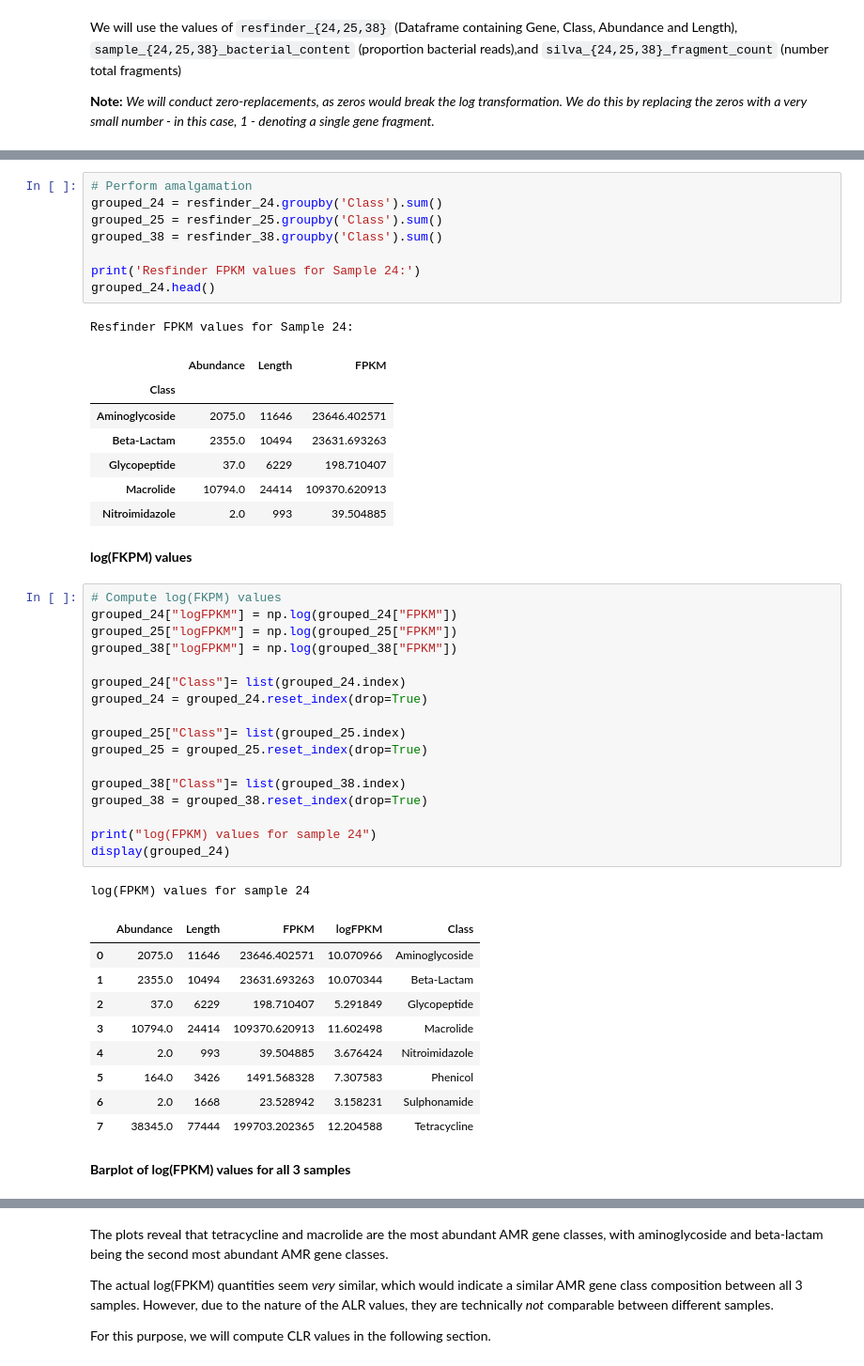
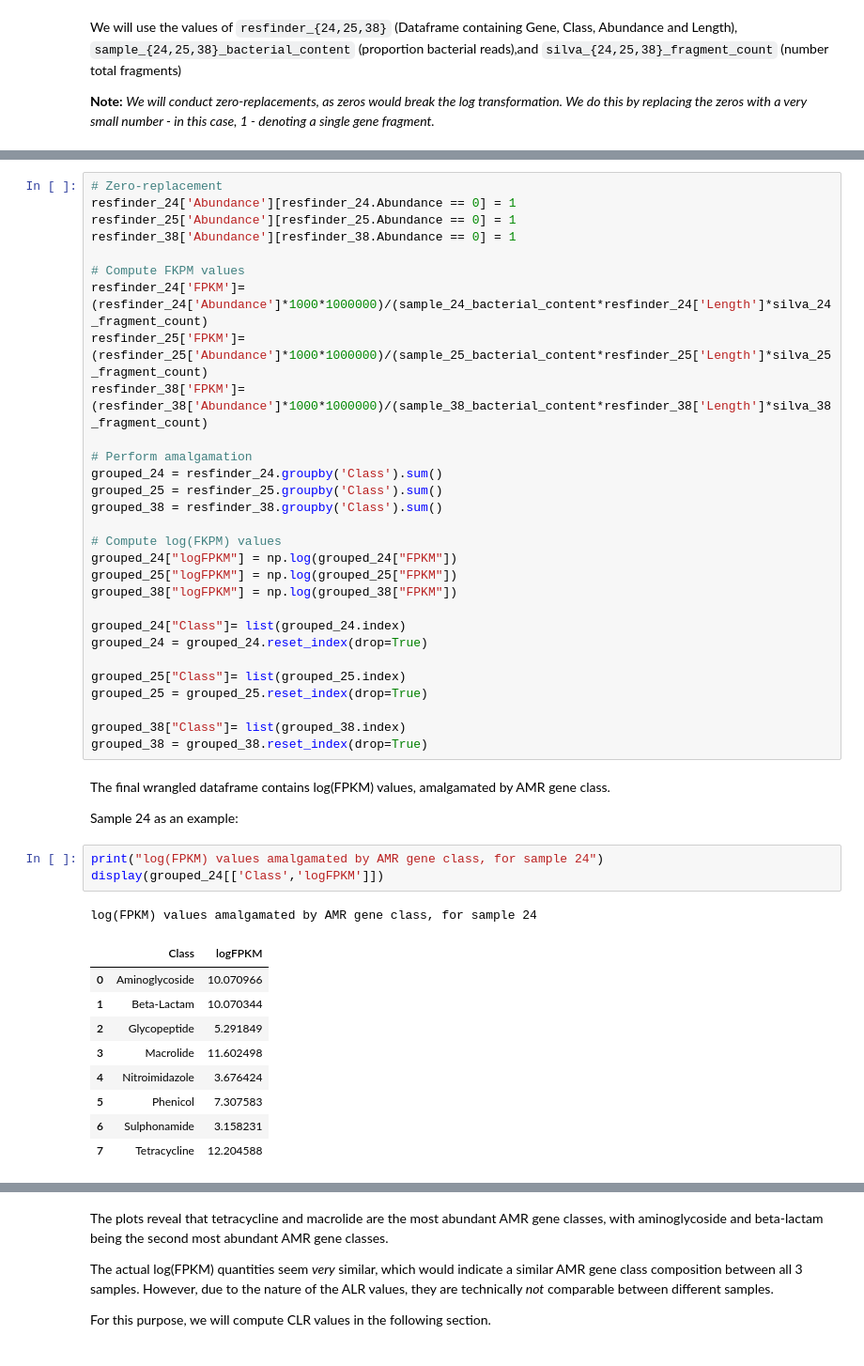
Before and after one commit to prince-ravi-leow/metagenomics-data-analysis, a Jupyter notebook: metagenomics_data_analysis.ipynb, the cells around one changed output, grey strips where cells are left out. Shown at 94% size. Cells and saved outputs as stored; diff of their text form.

```diff
--- a/metagenomics_data_analysis.ipynb
+++ b/metagenomics_data_analysis.ipynb
@@ -295,23 +279,19 @@ resfinder_38['FPKM']=(resfinder_38['Abundance']*1000*1000000)/(sample_38_bacteri
-# %%
-# Perform amalgamation
-grouped_24 = resfinder_24.groupby('Class').sum()
-grouped_25 = resfinder_25.groupby('Class').sum()
-grouped_38 = resfinder_38.groupby('Class').sum()
-
-print('Resfinder FPKM values for Sample 24:')
-grouped_24.head()
-# %% [output]
-Resfinder FPKM values for Sample 24:
-|  | Abundance | Length | FPKM |
-| Class |  |  |  |
-| Aminoglycoside | 2075.0 | 11646 | 23646.402571 |
-| Beta-Lactam | 2355.0 | 10494 | 23631.693263 |
-| Glycopeptide | 37.0 | 6229 | 198.710407 |
-| Macrolide | 10794.0 | 24414 | 109370.620913 |
-| Nitroimidazole | 2.0 | 993 | 39.504885 |
-# %% [markdown]
-**log(FKPM) values**
 # %%
+# Zero-replacement
+resfinder_24['Abundance'][resfinder_24.Abundance == 0] = 1
+resfinder_25['Abundance'][resfinder_25.Abundance == 0] = 1
+resfinder_38['Abundance'][resfinder_38.Abundance == 0] = 1
+
+# Compute FKPM values
+resfinder_24['FPKM']=(resfinder_24['Abundance']*1000*1000000)/(sample_24_bacterial_content*resfinder_24['Length']*silva_24_fragment_count)
+resfinder_25['FPKM']=(resfinder_25['Abundance']*1000*1000000)/(sample_25_bacterial_content*resfinder_25['Length']*silva_25_fragment_count)
+resfinder_38['FPKM']=(resfinder_38['Abundance']*1000*1000000)/(sample_38_bacterial_content*resfinder_38['Length']*silva_38_fragment_count)
+
+# Perform amalgamation
+grouped_24 = resfinder_24.groupby('Class').sum()
+grouped_25 = resfinder_25.groupby('Class').sum()
+grouped_38 = resfinder_38.groupby('Class').sum()
+
 # Compute log(FKPM) values
 grouped_24["logFPKM"] = np.log(grouped_24["FPKM"])
 grouped_25["logFPKM"] = np.log(grouped_25["FPKM"])
@@ -325,19 +305,21 @@ grouped_25 = grouped_25.reset_index(drop=True)
 
 grouped_38["Class"]= list(grouped_38.index)
 grouped_38 = grouped_38.reset_index(drop=True)
-
-print("log(FPKM) values for sample 24")
-display(grouped_24)
-# %% [output]
-log(FPKM) values for sample 24
-|  | Abundance | Length | FPKM | logFPKM | Class |
-| 0 | 2075.0 | 11646 | 23646.402571 | 10.070966 | Aminoglycoside |
-| 1 | 2355.0 | 10494 | 23631.693263 | 10.070344 | Beta-Lactam |
-| 2 | 37.0 | 6229 | 198.710407 | 5.291849 | Glycopeptide |
-| 3 | 10794.0 | 24414 | 109370.620913 | 11.602498 | Macrolide |
-| 4 | 2.0 | 993 | 39.504885 | 3.676424 | Nitroimidazole |
-| 5 | 164.0 | 3426 | 1491.568328 | 7.307583 | Phenicol |
-| 6 | 2.0 | 1668 | 23.528942 | 3.158231 | Sulphonamide |
-| 7 | 38345.0 | 77444 | 199703.202365 | 12.204588 | Tetracycline |
-# %% [markdown]
-**Barplot of log(FPKM) values for all 3 samples**
+# %% [markdown]
+The final wrangled dataframe contains log(FPKM) values, amalgamated by AMR gene class.
+
+Sample 24 as an example:
+# %%
+print("log(FPKM) values amalgamated by AMR gene class, for sample 24")
+display(grouped_24[['Class','logFPKM']])
+# %% [output]
+log(FPKM) values amalgamated by AMR gene class, for sample 24
+|  | Class | logFPKM |
+| 0 | Aminoglycoside | 10.070966 |
+| 1 | Beta-Lactam | 10.070344 |
+| 2 | Glycopeptide | 5.291849 |
+| 3 | Macrolide | 11.602498 |
+| 4 | Nitroimidazole | 3.676424 |
+| 5 | Phenicol | 7.307583 |
+| 6 | Sulphonamide | 3.158231 |
+| 7 | Tetracycline | 12.204588 |
```
Also changed, not shown: parts of 47 cells of this notebook, 26 other files.
